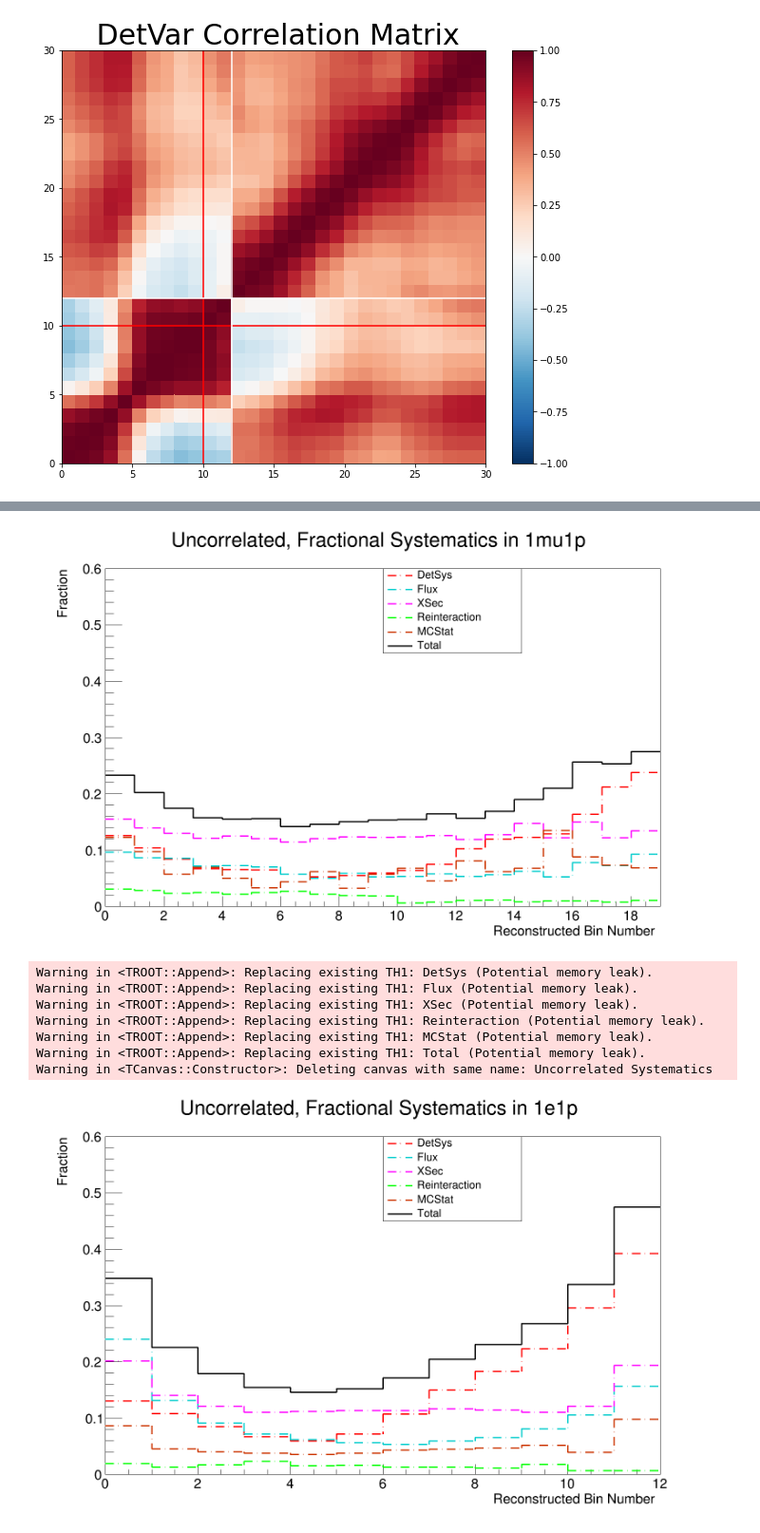
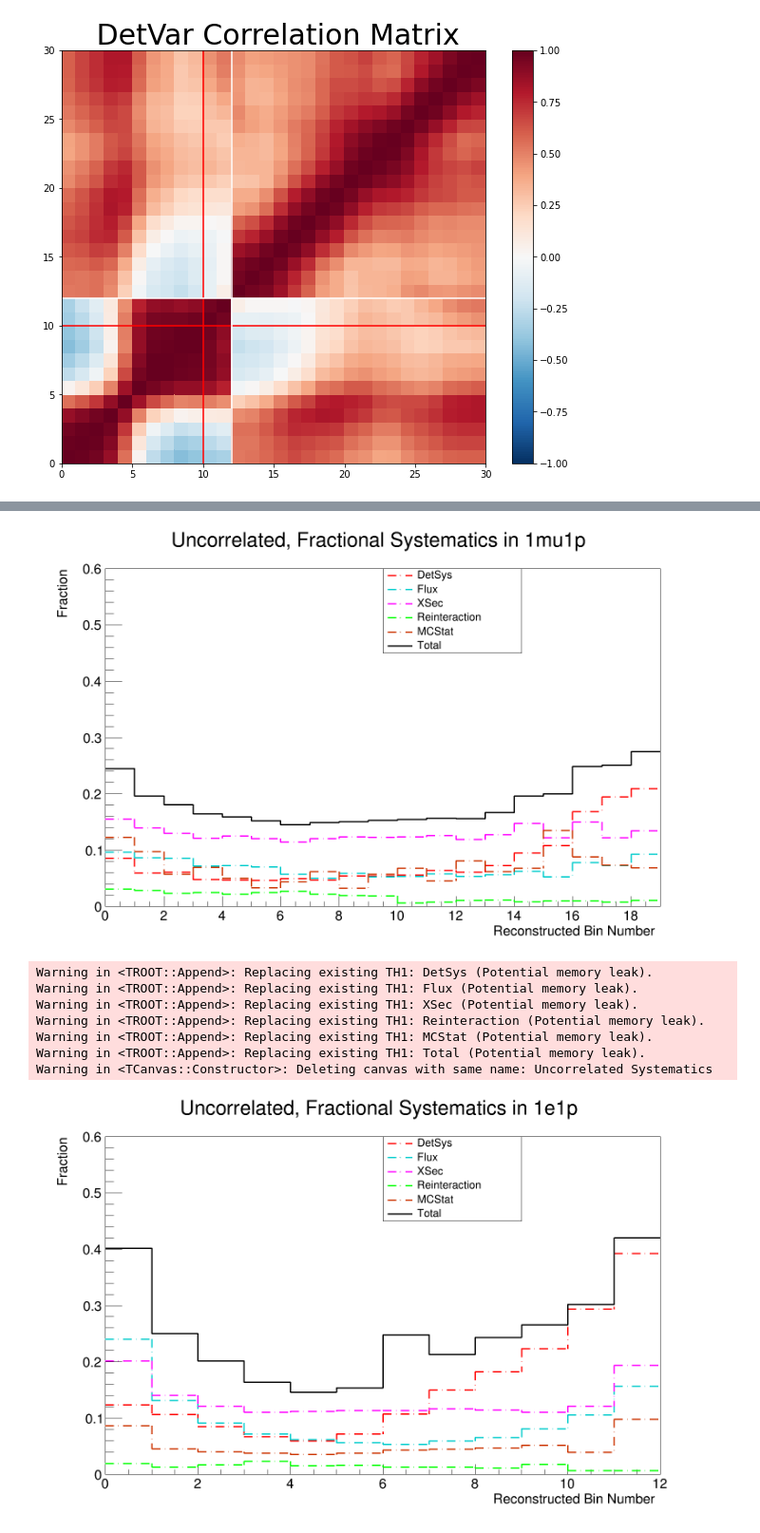
Before and after one commit to kmason03/NueAppearanceStudy, a Jupyter notebook: CovMatrixPlots_MaxOsc.ipynb, the cells around one changed output, grey strips where cells are left out. Shown: that part at 95% size. Cells and saved outputs as stored; diff of their text form; code cells hidden in the pictures.

```diff
--- a/CovMatrixPlots_MaxOsc.ipynb
+++ b/CovMatrixPlots_MaxOsc.ipynb
@@ -29,7 +43,7 @@ nbinsmu=19
 nbins = nbinse+nbinsmu
 
 cov_flux=[]
-with open("cov_fluxxsec_big_220314.txt","r") as chis:
+with open("cov_piotest_big_220314.txt","r") as chis:
     lines = chis.readlines()
     for i in range(nbins):
         i+=nbins
@@ -515,7 +397,7 @@ hist_names = ['DetSys','Flux','XSec','Reinteraction','MCStat','Total']
 colors     =[ROOT.kRed,ROOT.kCyan+1,ROOT.kMagenta,ROOT.kGreen,ROOT.kOrange+9,ROOT.kBlack]
 styles     =[10,10,10,10,10,1]
 hist_v = [ROOT.TH1D(hist_names[i],hist_names[i],nbinsmu,0,nbinsmu) for i in range(len(hist_names))]
-covs_v     = [newcov,cov_flux,cov_xsec,cov_reint,cov_stat,cov_full]
+covs_v     = [cov_det,cov_flux,cov_xsec,cov_reint,cov_stat,cov_full]
 # hist_names = ['DetSys']
 # colors     =[ROOT.kRed]
 # styles     =[1]
@@ -547,8 +429,9 @@ for i in range(len(hist_names)):
     legend.AddEntry(hist_v[i],hist_names[i])
 legend.Draw()
 canv.Draw()
+pkl.dump(canv,open("sys_1mu1p_max.p",'wb'))
 # %% [output]
-[figure, old version]
+[figure, new version]
 # %%
 # Create uncorrelated systematics plot
 ROOT.gStyle.SetOptStat(0)
@@ -556,7 +439,7 @@ hist_names = ['DetSys','Flux','XSec','Reinteraction','MCStat','Total']
 colors     =[ROOT.kRed,ROOT.kCyan+1,ROOT.kMagenta,ROOT.kGreen,ROOT.kOrange+9,ROOT.kBlack]
 styles     =[10,10,10,10,10,1]
 hist_v = [ROOT.TH1D(hist_names[i],hist_names[i],nbinse,0,nbinse) for i in range(len(hist_names))]
-covs_v     = [newcov,cov_flux,cov_xsec,cov_reint,cov_stat,cov_full]
+covs_v     = [cov_det,cov_flux,cov_xsec,cov_reint,cov_stat,cov_full]
 max_val = 0
 for i in range(len(hist_v)):
     for b in range(nbinse):
@@ -564,31 +447,32 @@ for i in range(len(hist_v)):
         if np.sqrt(covs_v[i][b][b]) > max_val:
             max_val = np.sqrt(covs_v[i][b][b])
 canv = ROOT.TCanvas("Uncorrelated Systematics","Uncorrelated Systematics",1600,1000)
 hist_v[0].SetMaximum(max_val*1.1)
 hist_v[0].SetLineColor(colors[0])
 hist_v[0].SetLineStyle(10)
 hist_v[0].SetLineWidth(3)
 hist_v[0].Draw()
 hist_v[0].SetTitle("Uncorrelated, Fractional Systematics in 1e1p")
 hist_v[0].SetXTitle("Reconstructed Bin Number")
 hist_v[0].SetYTitle("Fraction")
 hist_v[0].GetYaxis().SetRangeUser(0., .6)
 for i in range(1,len(hist_v)):
     hist_v[i].SetLineColor(colors[i])
     hist_v[i].SetLineWidth(3)
     hist_v[i].SetLineStyle(styles[i])
     hist_v[i].Draw("SAME")
 legend = ROOT.TLegend(0.5,0.7,0.7,0.9)
 for i in range(len(hist_names)):
     legend.AddEntry(hist_v[i],hist_names[i])
 legend.Draw()
 canv.Draw()
+pkl.dump(canv,open("sys_1e1p_max.p",'wb'))
 # %% [output]
 Warning in <TROOT::Append>: Replacing existing TH1: DetSys (Potential memory leak).
 Warning in <TROOT::Append>: Replacing existing TH1: Flux (Potential memory leak).
 Warning in <TROOT::Append>: Replacing existing TH1: XSec (Potential memory leak).
 Warning in <TROOT::Append>: Replacing existing TH1: Reinteraction (Potential memory leak).
 Warning in <TROOT::Append>: Replacing existing TH1: MCStat (Potential memory leak).
 Warning in <TROOT::Append>: Replacing existing TH1: Total (Potential memory leak).
 Warning in <TCanvas::Constructor>: Deleting canvas with same name: Uncorrelated Systematics
-[figure, old version]
+[figure, new version]
```
Also changed, not shown: parts of 17 cells of this notebook, 10 other files.
